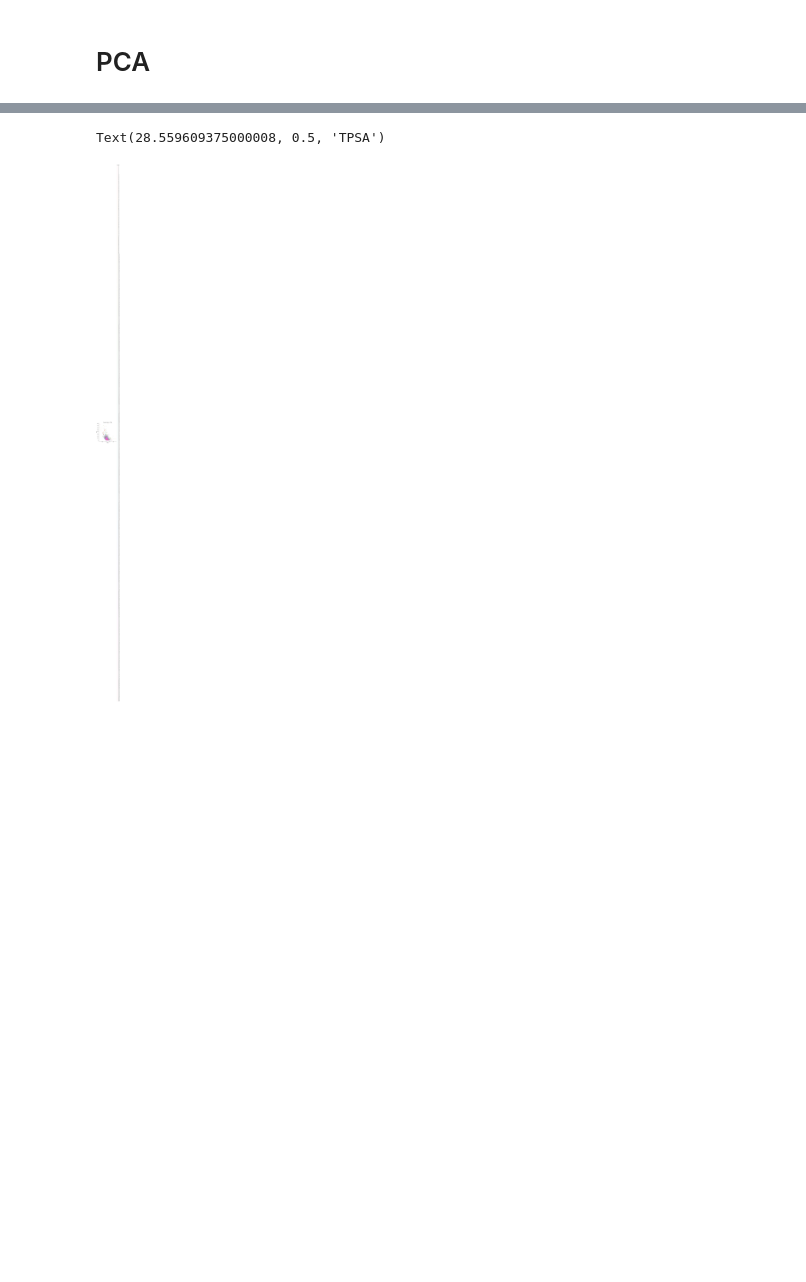
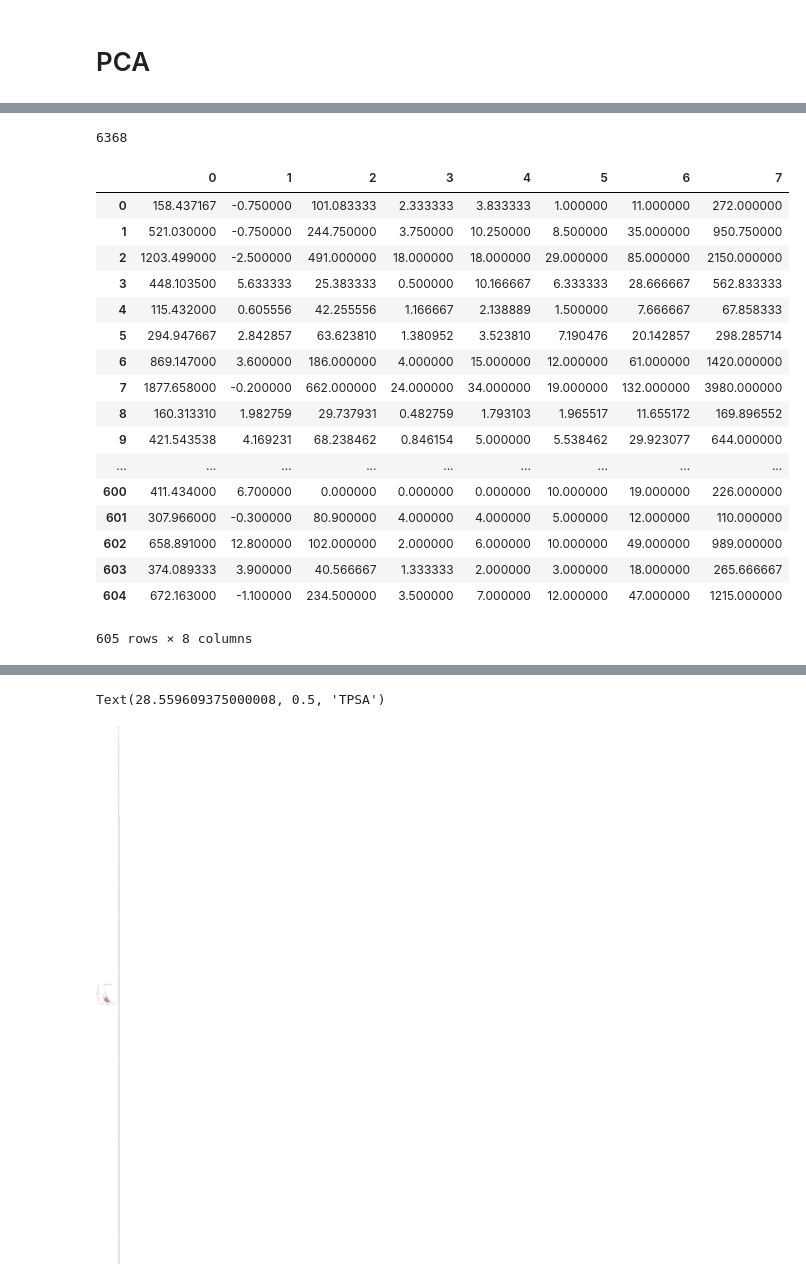
Before and after one commit to shreyasingh1/NCBI, a Jupyter notebook: Downsampling.ipynb, the cells around one changed output, grey strips where cells are left out. Drawn from its saved outputs; the diff is of its cells as text; code cells hidden in the pictures; blank space fills up the shorter version.

```diff
--- a/Downsampling.ipynb
+++ b/Downsampling.ipynb
@@ -55,12 +70,14 @@ data['target'] = target_list
 # %%
 #Taking Dataframe of only Inactive values
 ###Drop all active agonists and active antagonists
-df_inactive = data.drop(data.loc[data['Activity Summary'] == 'active agonist'].index)
+df_inactive = data_numerical.drop(data_numerical.loc[data['Activity Summary'] == 'active agonist'].index)
 df_inactive = df_inactive.drop(df_inactive.loc[df_inactive['Activity Summary'] == 'active antagonist'].index)
+df_inactive = df_inactive.drop(['Activity Summary'], axis = 1)
 
 #Taking Dataframe of only Active values
 ##Dropping all inactive values
-df_active = data.drop(data.loc[data['Activity Summary'] == 'inactive'].index)
+df_active = data_numerical.drop(data.loc[data['Activity Summary'] == 'inactive'].index)
+df_active = df_active.drop(['Activity Summary'], axis = 1)
 # %%
 #Printing number of active compounds
 print("Number of active compounds in data: ")
@@ -137,2 +221,13 @@ array([[-0.39363519],
 # %%
 #Undersampling: Cluster Centroids
+# %%
+#standardizing
+#df_std = stats.zscore(pca_data)
+
+#Cluster the data
+km = KMeans(n_clusters=605, random_state=0)
+km.fit_predict(df_inactive)
+km.predict(df_active)
+cls_id = km.labels_
+ctr_crd = km.cluster_centers_
+n_clusters_ = len(ctr_crd)
@@ -139,2 +238,64 @@ array([[-0.39363519],
+# %%
+df_inactive_arr = np.array(df_inactive)
+df_active_arr = np.array(df_active)
+# %%
+len(X_dist_inact)
+# %% [output]
+6368
+# %%
+members = []
+num_actives = []
+num_inactives = []
+dist_to_center = []
+X_dist_act = []
+X_dist_inact = []
+
+for i in range( len( ctr_crd ) ) :    #-- Initialize the arrays.
+
+    members.append( [] )
+    num_actives.append( 0 )
+    num_inactives.append( 0 )
+    dist_to_center.append( [] )
+
+for i in range( len( df_inactive ) ) :
+
+    members[ cls_id[i] ].append( i )
+
+    dist_to_center_tmp = pairwise.euclidean_distances( df_inactive_arr[i].reshape(1,-1), ctr_crd[ cls_id[i] ].reshape(1, -1))
+    dist_to_center[cls_id[i]].append( dist_to_center_tmp )
+
+    X_dist_inact.append( dist_to_center_tmp[0][0] )
+
+for i in range( len( df_active ) ) :
+
+    dist_to_center_tmp = pairwise.euclidean_distances( df_active_arr[i].reshape(1,-1), ctr_crd[ cls_id[i] ].reshape(1, -1))
+
+    X_dist_act.append( dist_to_center_tmp[0][0] )
+
+#for i in range( len( ctr_crd ) ) :
+
+#    for j in range( len( ctr_crd[ i ] ) ) :
+#        print( "\t%14.6e" % ctr_crd[i][j], end='')
+
+pd.DataFrame(ctr_crd)
+# %% [output]
+|  | 0 | 1 | 2 | 3 | 4 | 5 | 6 | 7 |
+| 0 | 158.437167 | -0.750000 | 101.083333 | 2.333333 | 3.833333 | 1.000000 | 11.000000 | 272.000000 |
+| 1 | 521.030000 | -0.750000 | 244.750000 | 3.750000 | 10.250000 | 8.500000 | 35.000000 | 950.750000 |
+| 2 | 1203.499000 | -2.500000 | 491.000000 | 18.000000 | 18.000000 | 29.000000 | 85.000000 | 2150.000000 |
+| 3 | 448.103500 | 5.633333 | 25.383333 | 0.500000 | 10.166667 | 6.333333 | 28.666667 | 562.833333 |
+| 4 | 115.432000 | 0.605556 | 42.255556 | 1.166667 | 2.138889 | 1.500000 | 7.666667 | 67.858333 |
+| 5 | 294.947667 | 2.842857 | 63.623810 | 1.380952 | 3.523810 | 7.190476 | 20.142857 | 298.285714 |
+| 6 | 869.147000 | 3.600000 | 186.000000 | 4.000000 | 15.000000 | 12.000000 | 61.000000 | 1420.000000 |
+| 7 | 1877.658000 | -0.200000 | 662.000000 | 24.000000 | 34.000000 | 19.000000 | 132.000000 | 3980.000000 |
+| 8 | 160.313310 | 1.982759 | 29.737931 | 0.482759 | 1.793103 | 1.965517 | 11.655172 | 169.896552 |
+| 9 | 421.543538 | 4.169231 | 68.238462 | 0.846154 | 5.000000 | 5.538462 | 29.923077 | 644.000000 |
+| ... | ... | ... | ... | ... | ... | ... | ... | ... |
+| 600 | 411.434000 | 6.700000 | 0.000000 | 0.000000 | 0.000000 | 10.000000 | 19.000000 | 226.000000 |
+| 601 | 307.966000 | -0.300000 | 80.900000 | 4.000000 | 4.000000 | 5.000000 | 12.000000 | 110.000000 |
+| 602 | 658.891000 | 12.800000 | 102.000000 | 2.000000 | 6.000000 | 10.000000 | 49.000000 | 989.000000 |
+| 603 | 374.089333 | 3.900000 | 40.566667 | 1.333333 | 2.000000 | 3.000000 | 18.000000 | 265.666667 |
+| 604 | 672.163000 | -1.100000 | 234.500000 | 3.500000 | 7.000000 | 12.000000 | 47.000000 | 1215.000000 |
+605 rows × 8 columns
 # %%
 #standardizing
```
Also changed, not shown: parts of 21 cells of this notebook, 11 other files.
